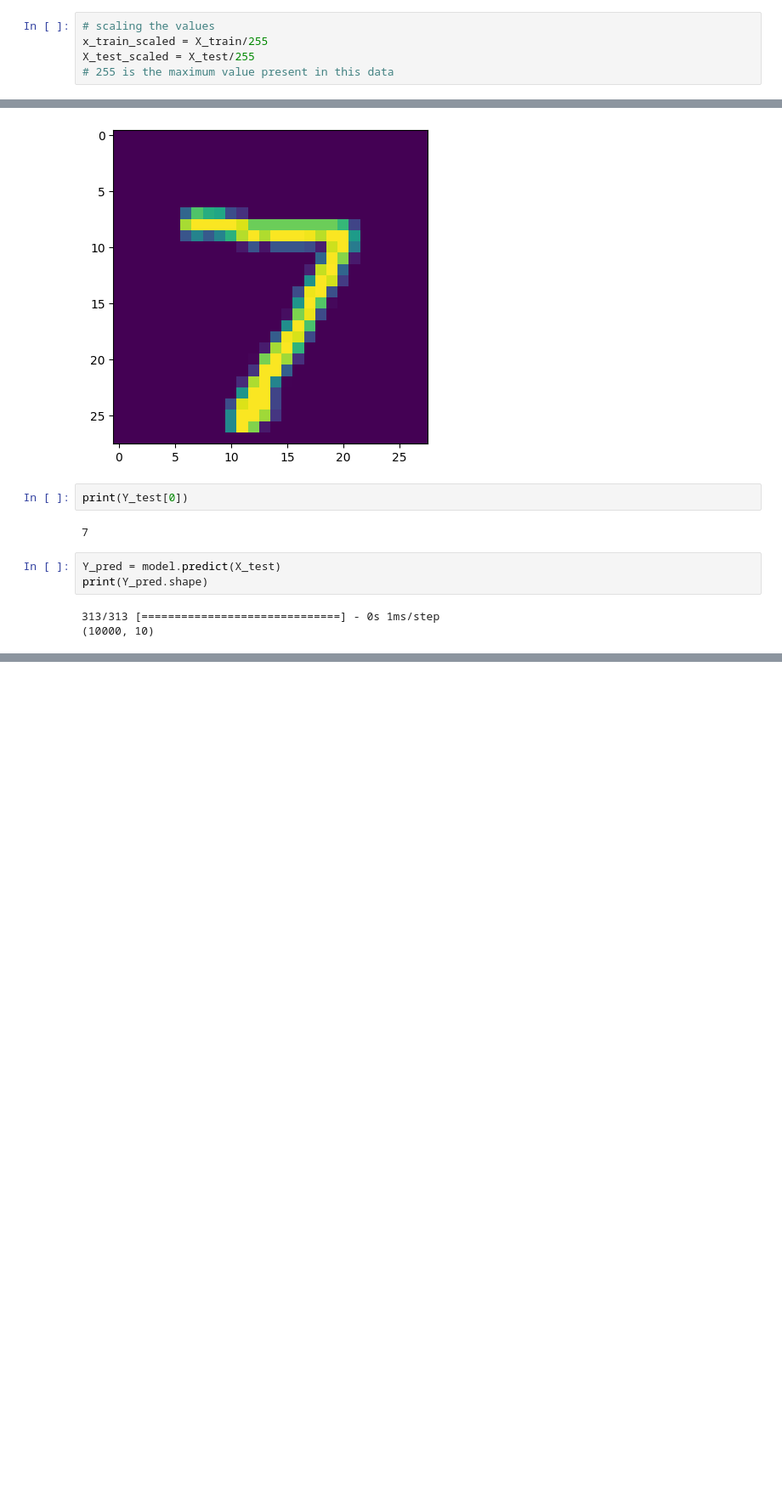
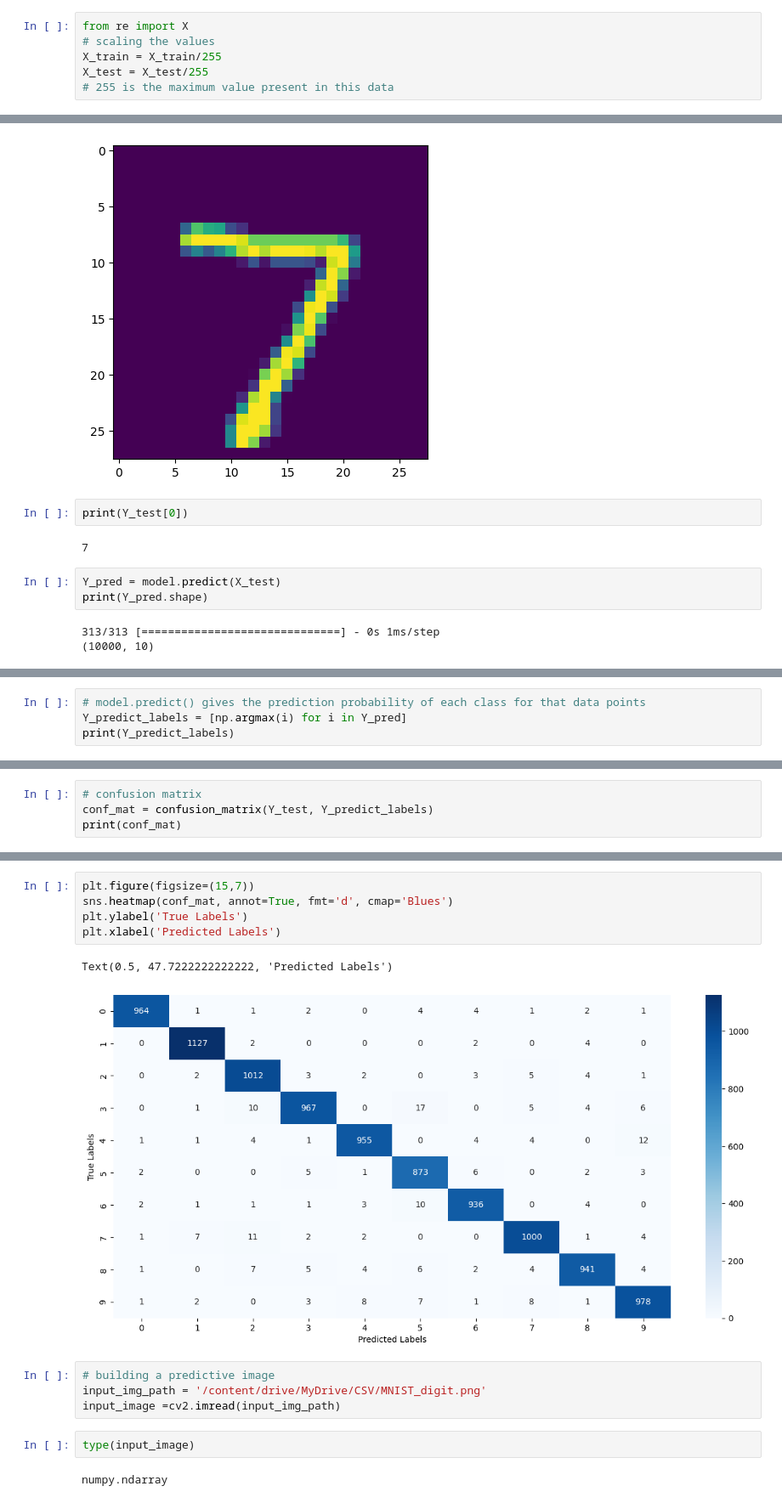
Before and after one commit to gaciuki2402/Deep_Learning_Project, a Jupyter notebook: MNIST_Handwritten_Digit_Classification_using_Deep_Learning(Neural_Network).ipynb, the cells around one changed output, grey strips where cells are left out. Shown at 85% size. Saved outputs shown, nothing was run; the diff lists cells and outputs as text; blank space fills up the shorter version.

```diff
--- a/MNIST_Handwritten_Digit_Classification_using_Deep_Learning(Neural_Network).ipynb
+++ b/MNIST_Handwritten_Digit_Classification_using_Deep_Learning(Neural_Network).ipynb
@@ -95,9 +95,10 @@ we can use this labels as such or we can also apply one Hot Encoding
 
 All the images have the same dimension in this dataset, if not, we have to resize all the images to a common dimension.
 # %%
+from re import X
 # scaling the values
-x_train_scaled = X_train/255
-X_test_scaled = X_test/255
+X_train = X_train/255
+X_test = X_test/255
 # 255 is the maximum value present in this data
 # %%
 # print the 10th image
@@ -222,0 +223,4 @@ print(label_for_first_test_image)
+# %%
+# model.predict() gives the prediction probability of each class for that data points
+Y_predict_labels = [np.argmax(i) for i in Y_pred]
+print(Y_predict_labels)
@@ -222,0 +232,4 @@ print(label_for_first_test_image)
+# %%
+# confusion matrix
+conf_mat = confusion_matrix(Y_test, Y_predict_labels)
+print(conf_mat)
@@ -222,0 +248,16 @@ print(label_for_first_test_image)
+# %%
+plt.figure(figsize=(15,7))
+sns.heatmap(conf_mat, annot=True, fmt='d', cmap='Blues')
+plt.ylabel('True Labels')
+plt.xlabel('Predicted Labels')
+# %% [output]
+Text(0.5, 47.7222222222222, 'Predicted Labels')
+[figure, added]
+# %%
+# building a predictive image
+input_img_path = '/content/drive/MyDrive/CSV/MNIST_digit.png'
+input_image =cv2.imread(input_img_path)
+# %%
+type(input_image)
+# %% [output]
+numpy.ndarray
```
Also changed, not shown: parts of 21 cells of this notebook.
